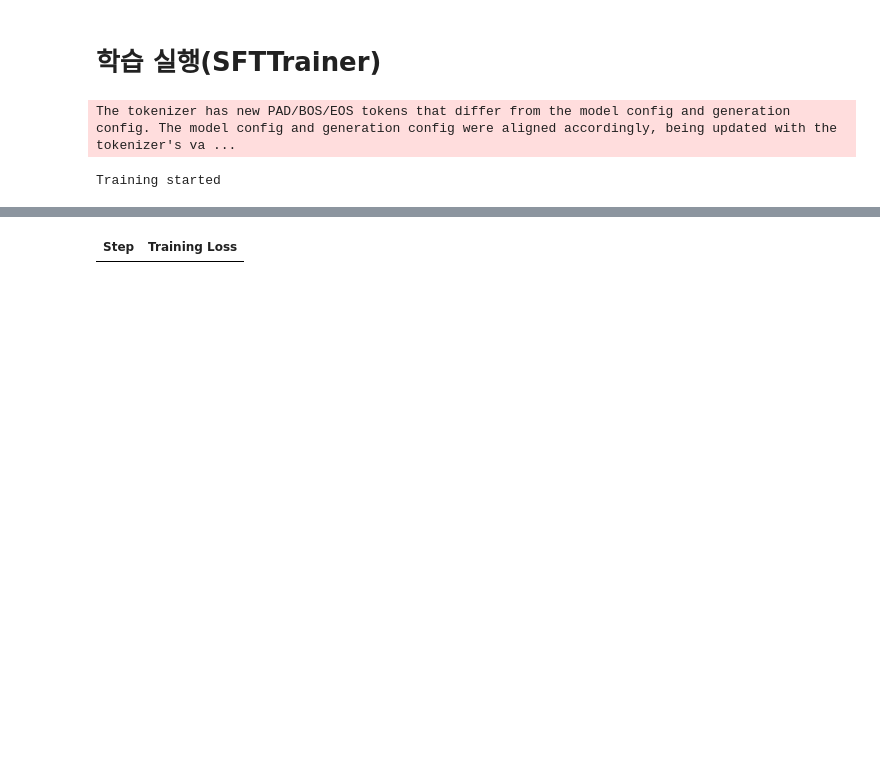
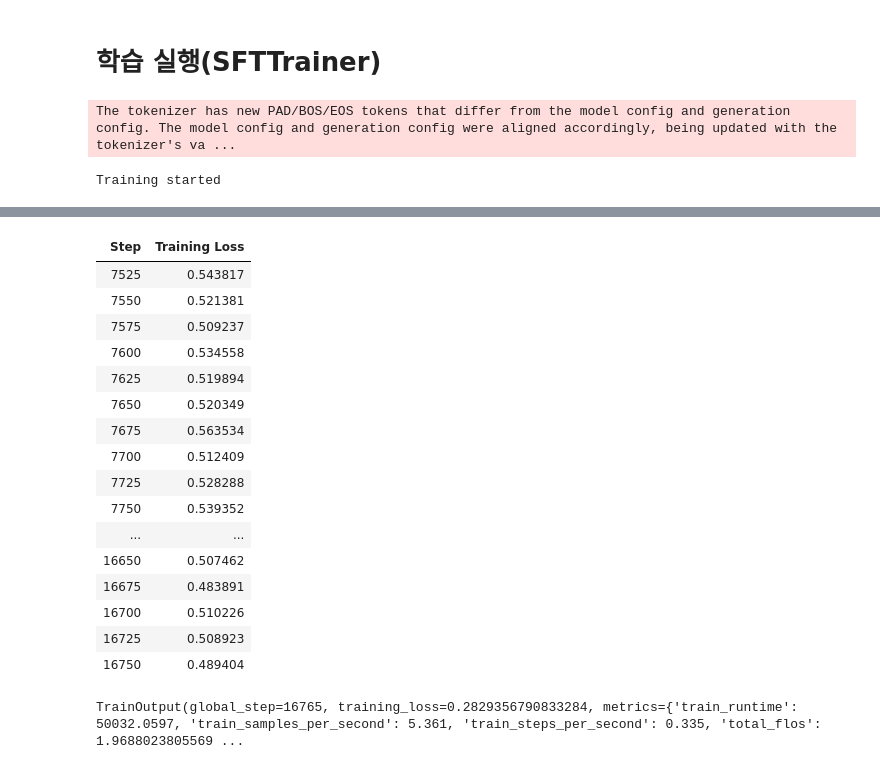
Before and after one commit to doyeon789/mine-tuning-model, a Jupyter notebook: mine-tuning-FT-gpt-local.ipynb, the cells around one changed output, grey strips where cells are left out. Drawn from its saved outputs; the diff is of its cells as text; code cells hidden in the pictures; blank space fills up the shorter version.

```diff
--- a/mine-tuning-FT-gpt-local.ipynb
+++ b/mine-tuning-FT-gpt-local.ipynb
@@ -344,7 +347,8 @@ trainer = SFTTrainer(
 )
 
 print("Training started")
-trainer.train()
+# trainer.train()
+trainer.train(resume_from_checkpoint=str(OUTPUT_DIR / "checkpoint-7500"))
 # %% [output]
 The tokenizer has new PAD/BOS/EOS tokens that differ from the model config and generation config. The model config and generation config were aligned accordingly, being updated with the tokenizer's va ...
 Training started
@@ -352,4 +356,21 @@ Training started
 | Step | Training Loss |
+| 7525 | 0.543817 |
+| 7550 | 0.521381 |
+| 7575 | 0.509237 |
+| 7600 | 0.534558 |
+| 7625 | 0.519894 |
+| 7650 | 0.520349 |
+| 7675 | 0.563534 |
+| 7700 | 0.512409 |
+| 7725 | 0.528288 |
+| 7750 | 0.539352 |
+| ... | ... |
+| 16650 | 0.507462 |
+| 16675 | 0.483891 |
+| 16700 | 0.510226 |
+| 16725 | 0.508923 |
+| 16750 | 0.489404 |
+TrainOutput(global_step=16765, training_loss=0.2829356790833284, metrics={'train_runtime': 50032.0597, 'train_samples_per_second': 5.361, 'train_steps_per_second': 0.335, 'total_flos': 1.9688023805569 ...
 # %%
 from pathlib import Path
 
```
Also changed, not shown: parts of 4 cells of this notebook.
